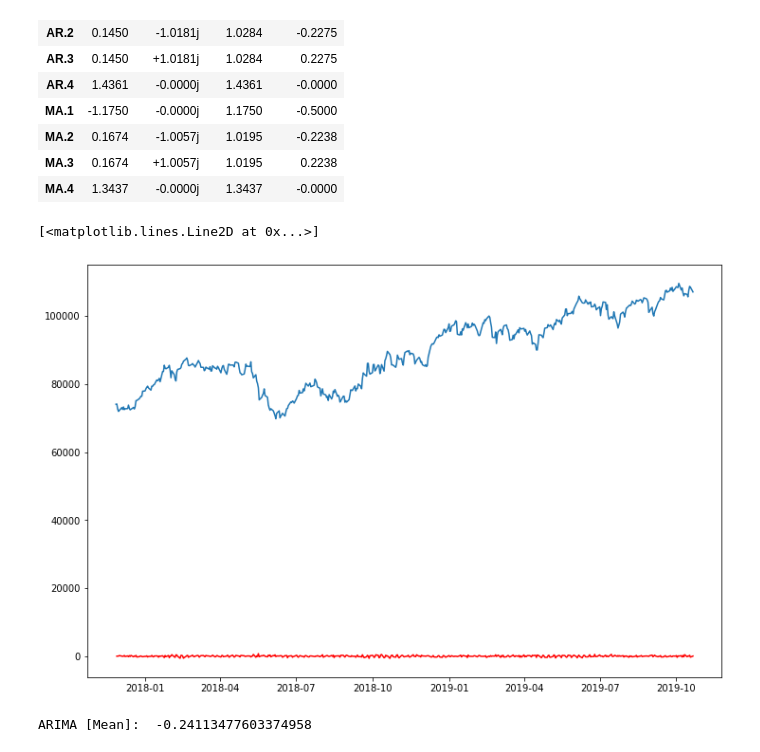
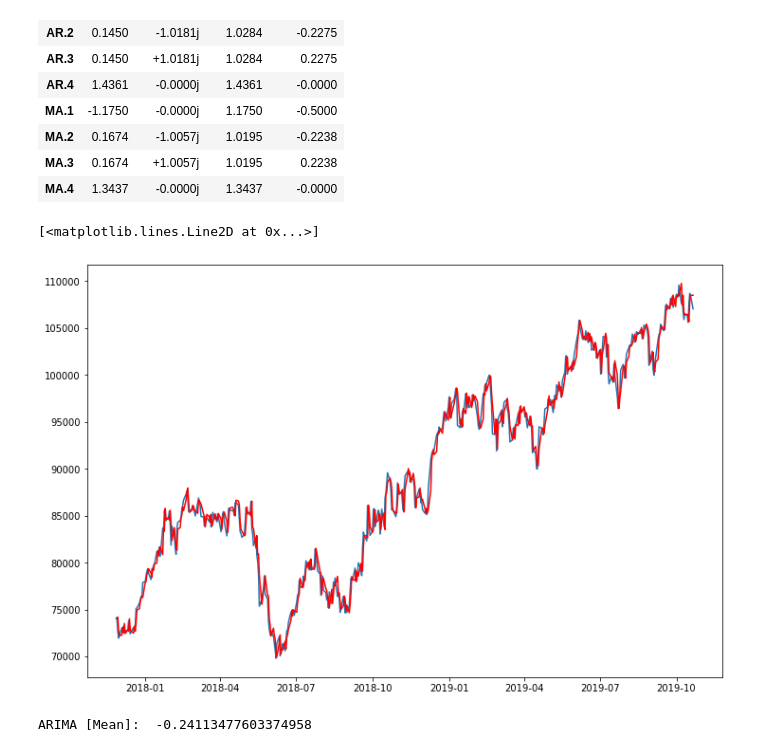
Before and after one commit to FelipeCapati/ibovespa-forecasting, a Jupyter notebook: IBOVESPA - ARIMA.ipynb, the cells around one changed output. Saved outputs shown, nothing was run; the diff lists cells and outputs as text; code cells hidden in the pictures.

```diff
--- a/IBOVESPA - ARIMA.ipynb
+++ b/IBOVESPA - ARIMA.ipynb
@@ -345,17 +345,18 @@ Roots
 # %%
 # ARIMA model setup
 # --> Considerações do residuo do ARIMA
 # --> Mean (meadia)
 # --> Autocorrelation (Autocorrelação)
 # --> Normal distribution (Distribuição Normal)
 model = ARIMA(data, order=(4, 1, 4))
 results_ar1 = model.fit()
 plt.figure(figsize=(12,8))
 plt.plot(data)
-plt.plot(results_ar1.fittedvalues, color='red')
+# plt.plot(results_ar1.fittedvalues, color='red')
+plt.plot(results_ar1.predict(typ='levels'), color='red')
 # %% [output]
 [<matplotlib.lines.Line2D at 0x...>]
-[figure, old version]
+[figure, new version]
 # %%
 # Mean
 print('ARIMA [Mean]: ', np.mean(results_ar1.resid))
```
Also changed, not shown: parts of 27 cells of this notebook, 2 other files.
